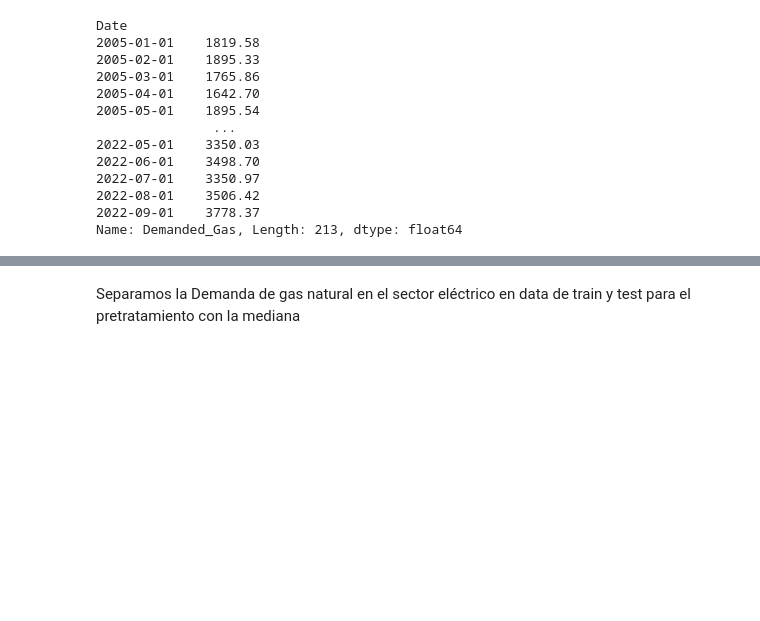
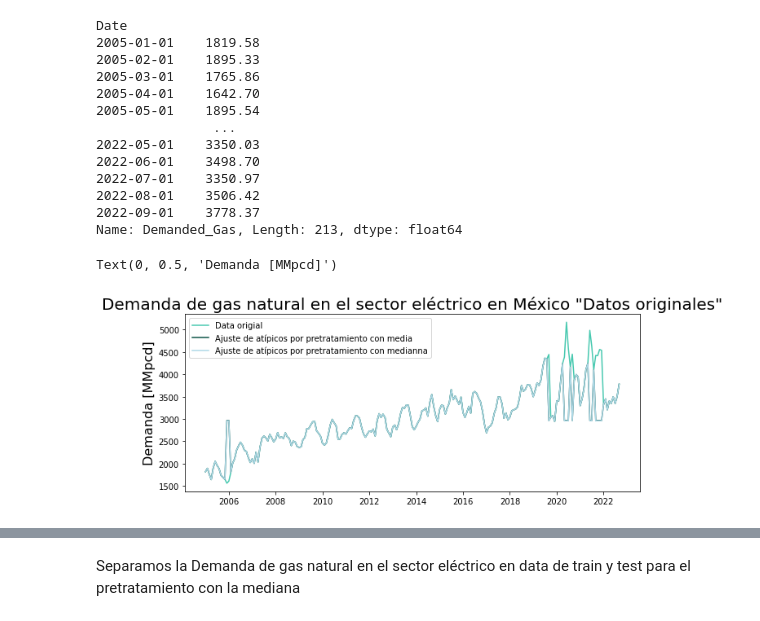
Before and after one commit to Sergio-Ibarra-1795/Diplomado_UNAM_DC_Full_gitHub, a Jupyter notebook: Diplomado_DS_Proyecto_Final/Demanda_electrico_FFNN_full_try1.ipynb, the cells around one changed output, grey strips where cells are left out. Drawn from its saved outputs; the diff is of its cells as text; code cells hidden in the pictures; blank space fills up the shorter version.

```diff
--- a/Diplomado_DS_Proyecto_Final/Demanda_electrico_FFNN_full_try1.ipynb
+++ b/Diplomado_DS_Proyecto_Final/Demanda_electrico_FFNN_full_try1.ipynb
@@ -972,3 +987,14 @@ Date
 2022-08-01    3506.42
 2022-09-01    3778.37
 Name: Demanded_Gas, Length: 213, dtype: float64
+# %%
+plt.figure(figsize=(10,4))
+plt.plot(csv_demanda_electrico_original, color='#48C9B0')
+plt.plot(demanda_electrico_pretratamiento_media,color='#0B5345')
+plt.plot(demanda_electrico_pretratamiento_mediana, color= 'lightblue')
+plt.legend(('Data origial', 'Ajuste de atípicos por pretratamiento con media', 'Ajuste de atípicos por pretratamiento con medianna'))
+plt.title('Demanda de gas natural en el sector eléctrico en México "Datos originales"', fontsize=20)
+plt.ylabel('Demanda [MMpcd]', fontsize =16)
+# %% [output]
+Text(0, 0.5, 'Demanda [MMpcd]')
+[figure, added]
```
Also changed, not shown: parts of 37 cells of this notebook.
